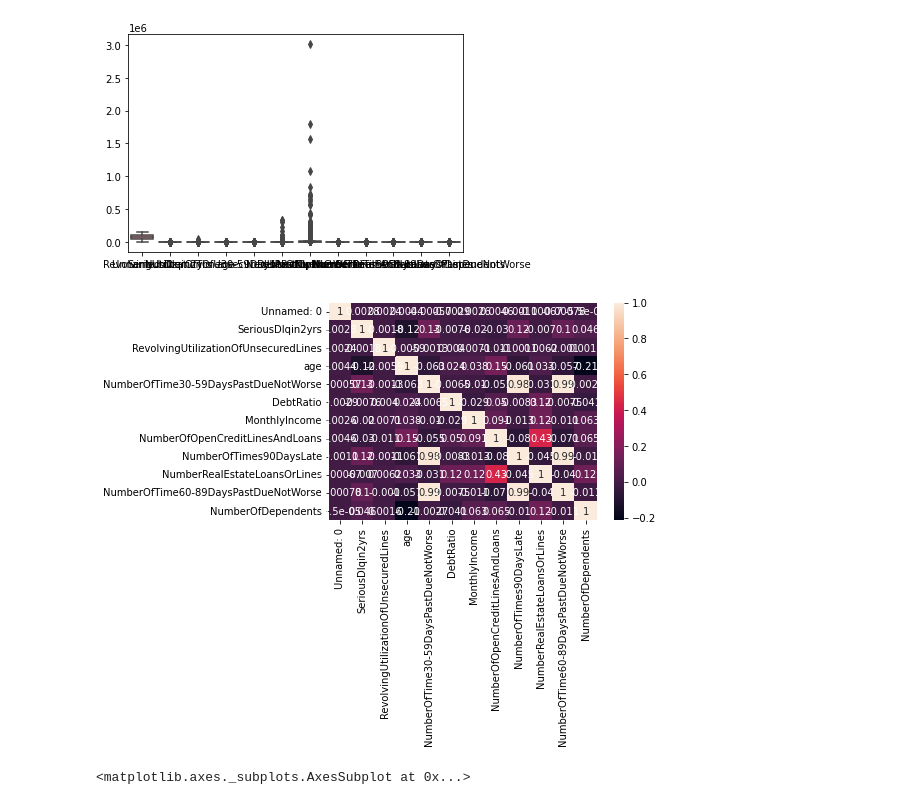
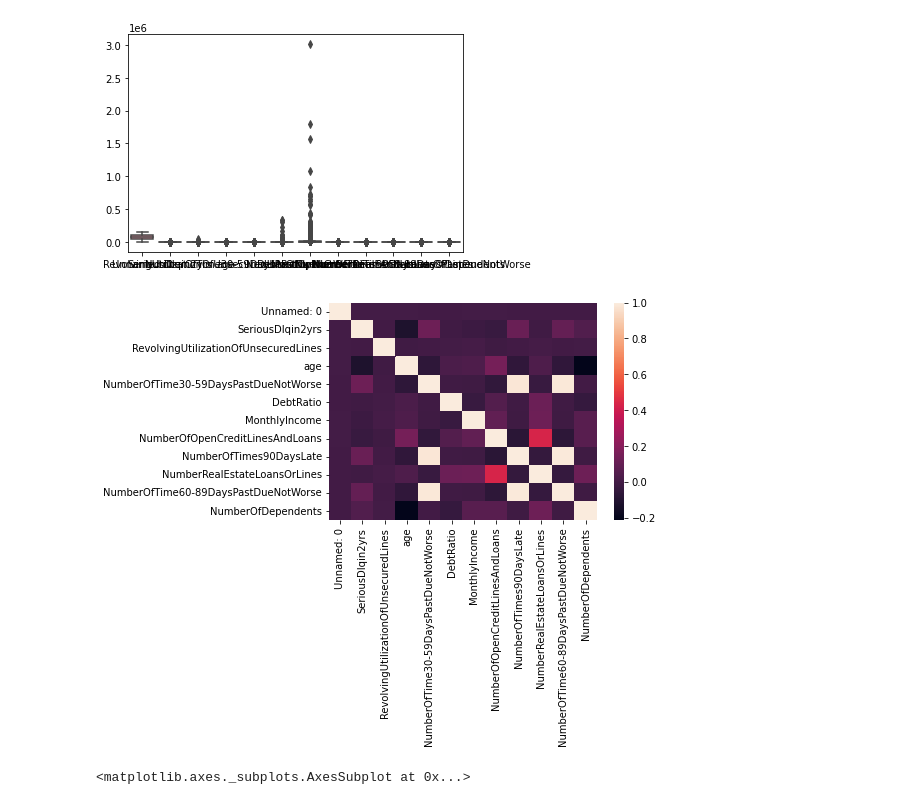
Before and after one commit to PDCaire10/USIL_Capstone_202202_G10_MLP_Bagging, a Jupyter notebook: Modelo_PNN+Bagging.ipynb, the cells around one changed output. Drawn from its saved outputs; the diff is of its cells as text; code cells hidden in the pictures.

```diff
--- a/Modelo_PNN+Bagging.ipynb
+++ b/Modelo_PNN+Bagging.ipynb
@@ -93,9 +99,9 @@ sns.boxplot(data=datos);
 # %% [output]
 [figure]
 # %%
-sns.heatmap(datos.corr(), annot=True);
+sns.heatmap(datos.corr()); #annot=True
 # %% [output]
-[figure, old version]
+[figure, new version]
 # %%
 ms.matrix(datos)
 # %% [output]
```
Also changed, not shown: parts of 13 cells of this notebook.
